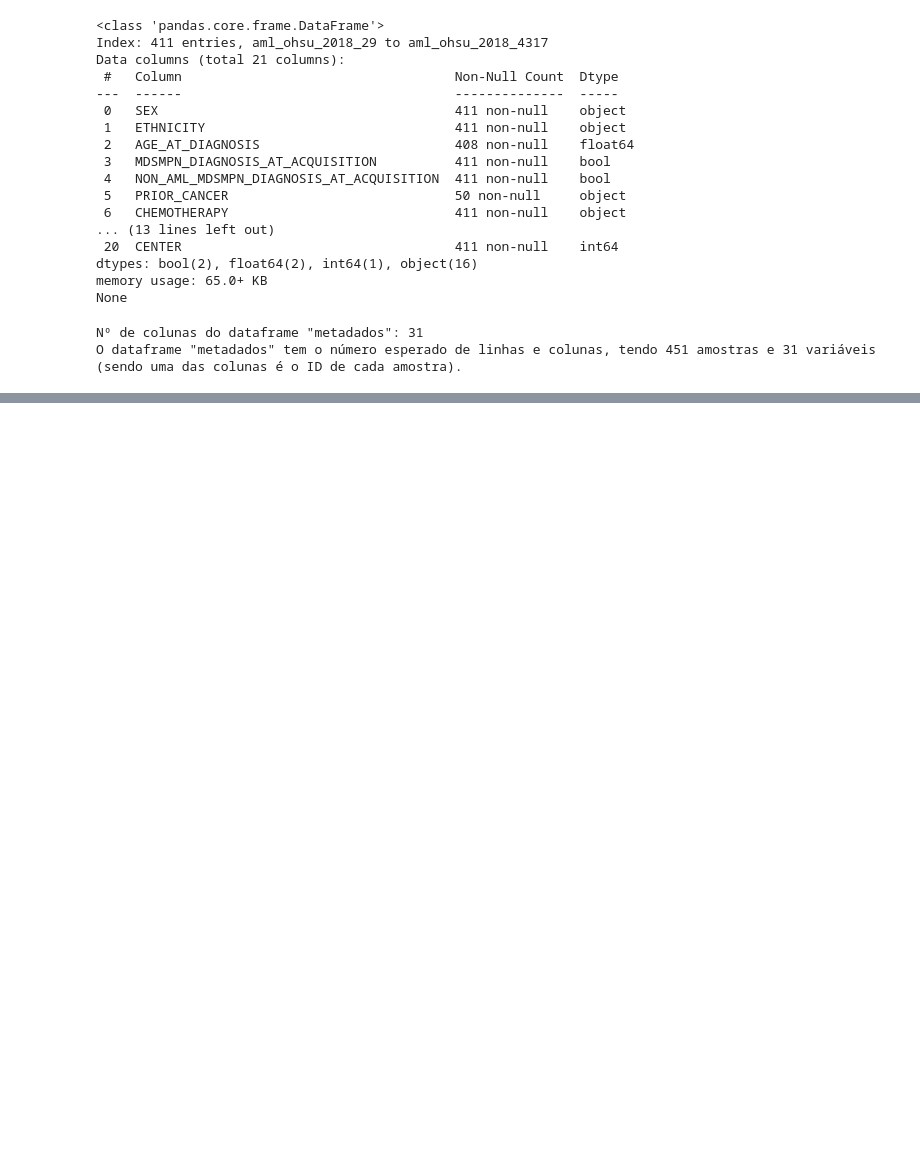
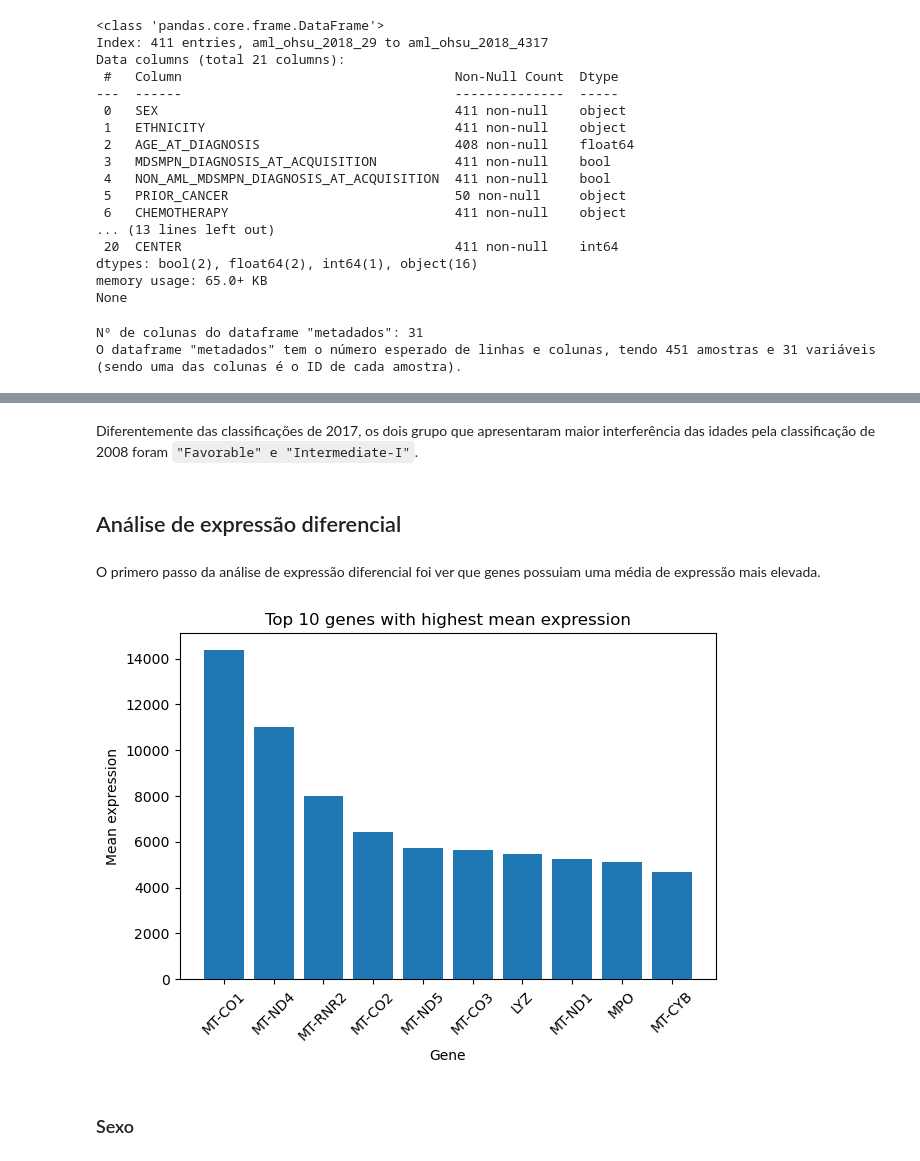
Before and after one commit to CarlosGomes00/Extracao, a Jupyter notebook: Projeto/Trabalho_extração_Python.ipynb, the cells around one changed output, grey strips where cells are left out. Cells and saved outputs as stored; diff of their text form; code cells hidden in the pictures; blank space fills up the shorter version.

```diff
--- a/Projeto/Trabalho_extração_Python.ipynb
+++ b/Projeto/Trabalho_extração_Python.ipynb
@@ -228,0 +544,10 @@ O dataframe "metadados" tem o número esperado de linhas e colunas, tendo 451 am
+# %% [markdown]
+Diferentemente das classificações de 2017, os dois grupo que apresentaram maior interferência das idades pela classificação de 2008 foram `"Favorable" e "Intermediate-I"`.
+# %% [markdown]
+## Análise de expressão diferencial
+# %% [markdown]
+O primero passo da análise de expressão diferencial foi ver que genes possuiam uma média de expressão mais elevada.
+# %%
+tentativa = RNA_cpm.copy()
+tentativa['Mean_expression'] = tentativa.iloc[:,1:].mean(axis=1)
+sorted_data = tentativa.sort_values(by='Mean_expression', ascending=False)
@@ -228,0 +559,11 @@ O dataframe "metadados" tem o número esperado de linhas e colunas, tendo 451 am
+# %%
+top_n = 10
+plt.bar(sorted_data.index[:top_n], sorted_data['Mean_expression'][:top_n])
+plt.xlabel('Gene')
+plt.ylabel('Mean expression')
+plt.title(f'Top {top_n} genes with highest mean expression')
+plt.xticks(rotation=45)
+plt.tight_layout()
+plt.show()
+# %% [output]
+[figure, added]
@@ -228,0 +626,2 @@ O dataframe "metadados" tem o número esperado de linhas e colunas, tendo 451 am
+# %% [markdown]
+### Sexo
```
Also changed, not shown: parts of 123 cells of this notebook, 1 other file.
